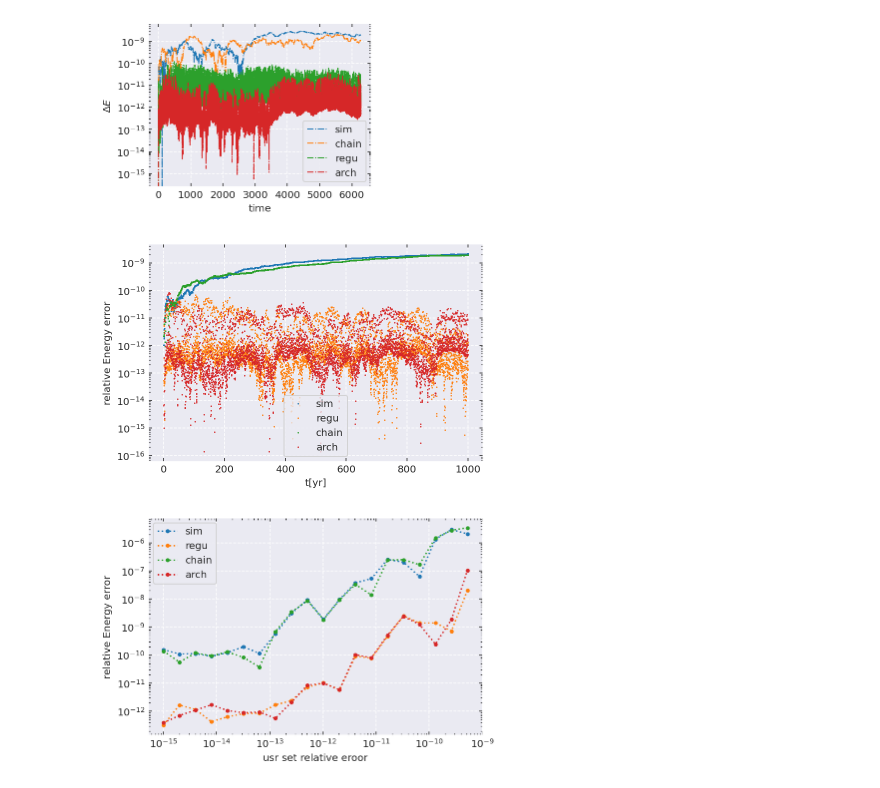
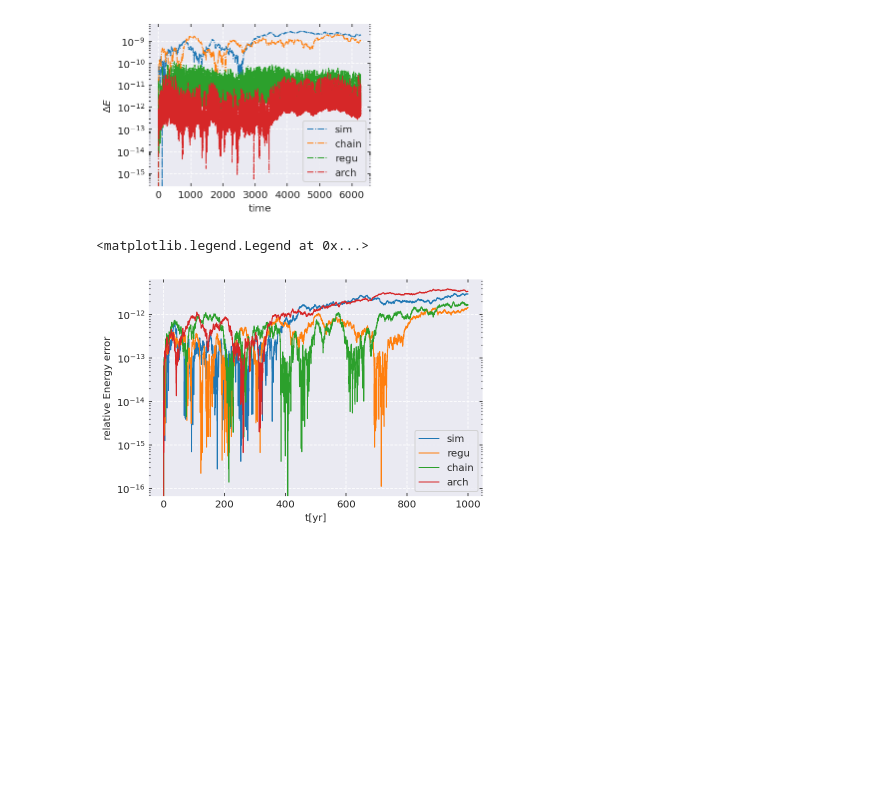
Before and after one commit to YihanWangAstro/SpaceHub, a Jupyter notebook: draw.ipynb, the cells around one changed output. Drawn from its saved outputs; the diff is of its cells as text; code cells hidden in the pictures; blank space fills up the shorter version.

```diff
--- a/draw.ipynb
+++ b/draw.ipynb
@@ -186,38 +186,39 @@ for p in p_step:
     print("\n")
 # %%
 #sim_name = "test/regression_test/earth-system"
-sim_name = "build/two-body"
+sim_name = "build/earth-system"
 #sim_name = "test/regression_test/kozai"
 sim_suffix = ["sim", "regu", "chain", "arch"]
 
-
+#sim_suffix = ["regu", "arch"]
 
 fname = [sim_name + "-" + s for s in sim_suffix]
 
 t_err = [np.loadtxt(f + ".err", delimiter=",") for f in fname]
 
 err_scale = [np.loadtxt(f + ".scale") for f in fname]
 
 fig = plt.figure()
 for te, name in zip(t_err, sim_suffix):
     plt.plot(
-        te[:, 0] / np.pi / 2, np.abs(te[:, 1]), ".", label=name, lw=1, markersize=1
+        te[:, 0] / np.pi / 2, np.abs(te[:, 1]), "-", label=name, lw=1, markersize=1
     )
     plt.yscale("log")
     plt.xlabel("t[yr]")
     plt.ylabel("relative Energy error")
 plt.legend()
-plt.savefig('DKD-err.png',dpi=192,bbox_inches='tight')
+#plt.xlim([180,190])
+#plt.savefig('DKD-err.png',dpi=192,bbox_inches='tight')
 
 fig = plt.figure()
 for e, name in zip(err_scale, sim_suffix):
     plt.plot(e[0, :], np.abs(e[1, :]), '.:',label=name)
     plt.xscale("log")
     plt.yscale("log")
     plt.xlabel("usr set relative eroor")
     plt.ylabel("relative Energy error")
 plt.legend()
-plt.savefig('DKD-scale.png',dpi=192,bbox_inches='tight')
+#plt.savefig('DKD-scale.png',dpi=192,bbox_inches='tight')
 # %% [output]
+<matplotlib.legend.Legend at 0x...>
-[figure, old version]
+[figure, new version]
-[figure, removed]
```
Also changed, not shown: 20 other files.
